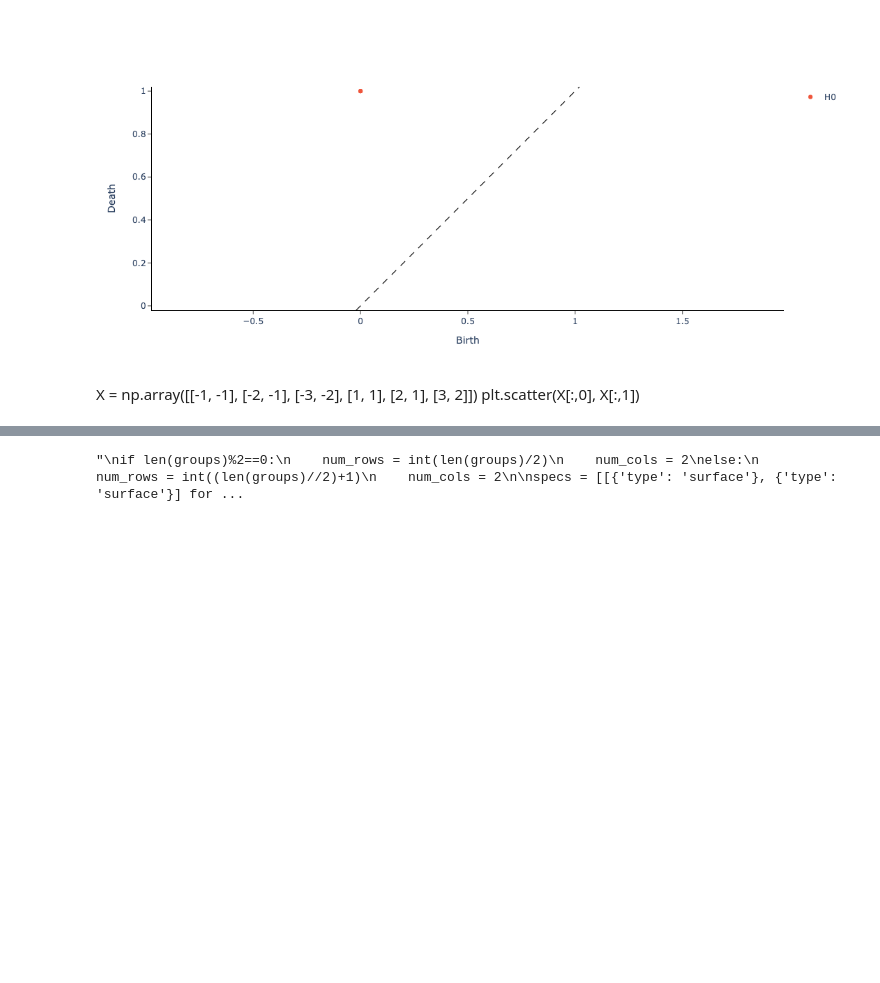
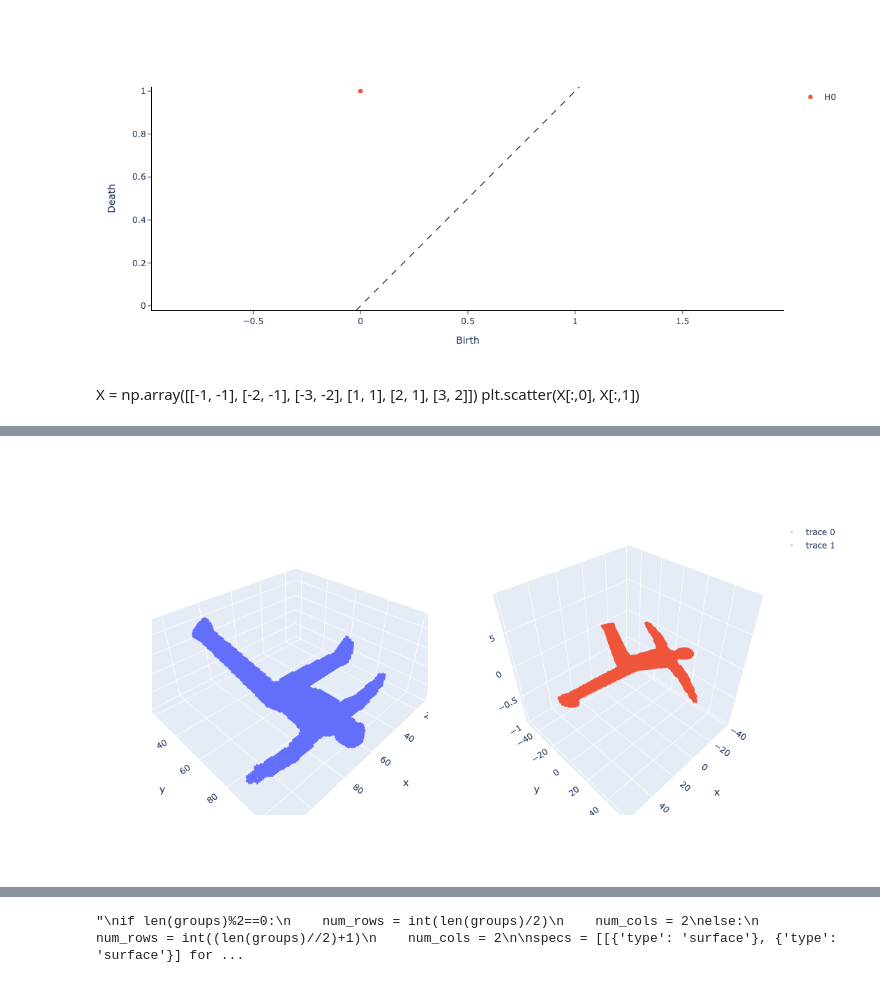
Before and after one commit to zanjonke/tda-mapper, a Jupyter notebook: notebook.ipynb, the cells around one changed output, grey strips where cells are left out. Saved outputs shown, nothing was run; the diff lists cells and outputs as text; code cells hidden in the pictures; blank space fills up the shorter version.

```diff
--- a/notebook.ipynb
+++ b/notebook.ipynb
@@ -217,7 +219,7 @@ X = np.array([[-1, -1], [-2, -1], [-3, -2], [1, 1], [2, 1], [3, 2]])
 plt.scatter(X[:,0], X[:,1])
 # %%
 
-filter_func = Projection(columns=[0,1])
+#filter_func = Projection(columns=[0,1])
 #filter_func = PCA(n_components=2)
 #filter_func = UMAP(n_neighbors=5)
 
@@ -249,3 +250,4 @@ fig.show()
+[figure, added]
 # %%
 #cover = CubicalCover(n_intervals=2, overlap_frac=0.2)
 #cover = CubicalCover(n_intervals=2, overlap_frac=0.3)
```
Also changed, not shown: parts of 9 cells of this notebook.
